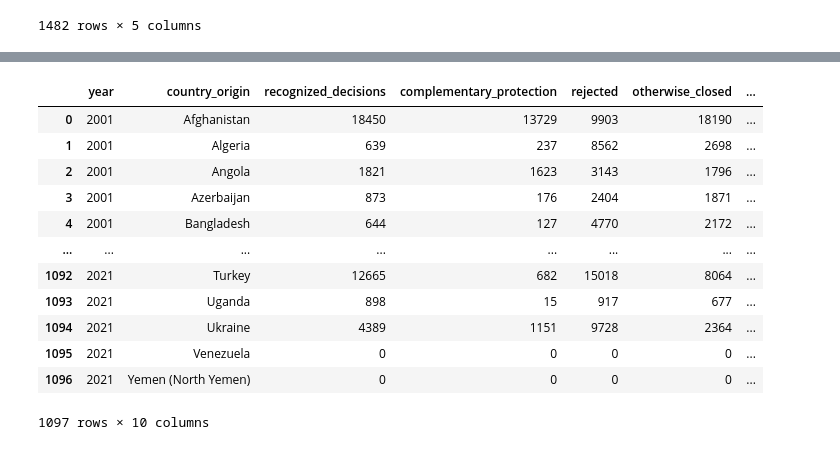
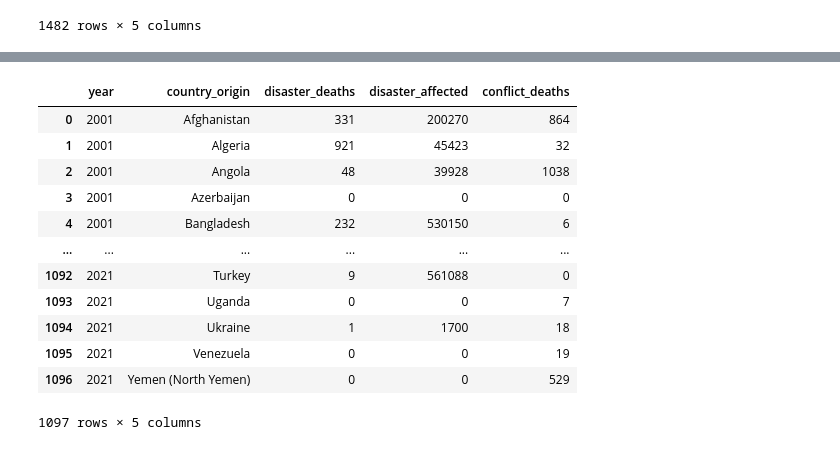
Before and after one commit to Nerdosth/Refugee-Migration, a Jupyter notebook: MLCleanup.ipynb, the cells around one changed output, grey strips where cells are left out. Saved outputs shown, nothing was run; the diff lists cells and outputs as text; code cells hidden in the pictures.

Commit message:
moving asylum decision data into the demographic

```diff
--- a/MLCleanup.ipynb
+++ b/MLCleanup.ipynb
@@ -195,13 +197,0 @@ demographic_ml_df
-# %%
-#data merged by year totals.
-
-merged = pd.merge(filtered_conflict_df, filtered_decision_df , on=['Year', 'Country of origin','helper'], how='left')
-merged1 = pd.merge(merged, filtered_disasters_df, on=['Year', 'Country of origin','helper'], how='left')
-merged1 = merged1.drop('helper', axis=1)
-col_to_move = merged1.pop('conflict_deaths')
-merged1.insert(9, 'conflict_deaths', col_to_move)
-for col in merged1.columns:
-    if merged1[col].dtype == float:
-        merged1[col] = merged1[col].fillna(0).astype(int)
-asylum_event_ml_df = merged1
-asylum_event_ml_df
@@ -221,0 +214,12 @@ asylum_event_ml_df
+# %%
+#data merged by year totals.
+
+merged = pd.merge(filtered_conflict_df, filtered_disasters_df , on=['Year', 'Country of origin','helper'], how='left')
+merged = merged.drop('helper', axis=1)
+col_to_move = merged.pop('conflict_deaths')
+merged.insert(4, 'conflict_deaths', col_to_move)
+for col in merged.columns:
+    if merged[col].dtype == float:
+        merged[col] = merged[col].fillna(0).astype(int)
+event_ml_df = merged
+event_ml_df
@@ -272,25 +295,21 @@ demographic_ml_df
 # %%
-asylum_event_ml_df = asylum_event_ml_df.rename(columns={'Year':'year',
-                                                          'Country of origin': 'country_origin',
-                                                          'Recognized decisions':'recognized_decisions',
-                                                          'Complementary protection':'complementary_protection',
-                                                          'Rejected decisions':'rejected',
-                                                          'Otherwise closed':'otherwise_closed',
-                                                          'Total decisions':'total_decisions'})
-asylum_event_ml_df
+event_ml_df = event_ml_df.rename(columns={'Year':'year',
+                                          'Country of origin': 'country_origin',
+                                        })
+event_ml_df
 # %% [output]
-|  | year | country_origin | recognized_decisions | complementary_protection | rejected | otherwise_closed | ... |
-| 0 | 2001 | Afghanistan | 18450 | 13729 | 9903 | 18190 | ... |
-| 1 | 2001 | Algeria | 639 | 237 | 8562 | 2698 | ... |
-| 2 | 2001 | Angola | 1821 | 1623 | 3143 | 1796 | ... |
-| 3 | 2001 | Azerbaijan | 873 | 176 | 2404 | 1871 | ... |
-| 4 | 2001 | Bangladesh | 644 | 127 | 4770 | 2172 | ... |
-| ... | ... | ... | ... | ... | ... | ... | ... |
-| 1092 | 2021 | Turkey | 12665 | 682 | 15018 | 8064 | ... |
-| 1093 | 2021 | Uganda | 898 | 15 | 917 | 677 | ... |
-| 1094 | 2021 | Ukraine | 4389 | 1151 | 9728 | 2364 | ... |
-| 1095 | 2021 | Venezuela | 0 | 0 | 0 | 0 | ... |
-| 1096 | 2021 | Yemen (North Yemen) | 0 | 0 | 0 | 0 | ... |
+|  | year | country_origin | disaster_deaths | disaster_affected | conflict_deaths |
+| 0 | 2001 | Afghanistan | 331 | 200270 | 864 |
+| 1 | 2001 | Algeria | 921 | 45423 | 32 |
+| 2 | 2001 | Angola | 48 | 39928 | 1038 |
+| 3 | 2001 | Azerbaijan | 0 | 0 | 0 |
+| 4 | 2001 | Bangladesh | 232 | 530150 | 6 |
+| ... | ... | ... | ... | ... | ... |
+| 1092 | 2021 | Turkey | 9 | 561088 | 0 |
+| 1093 | 2021 | Uganda | 0 | 0 | 7 |
+| 1094 | 2021 | Ukraine | 1 | 1700 | 18 |
+| 1095 | 2021 | Venezuela | 0 | 0 | 19 |
+| 1096 | 2021 | Yemen (North Yemen) | 0 | 0 | 529 |
-1097 rows × 10 columns
+1097 rows × 5 columns
 # %%
 demographic_ml_df.to_csv('Resources/demographic_ml_df.csv')
```
Also changed, not shown: parts of 10 cells of this notebook, 3 other files.
